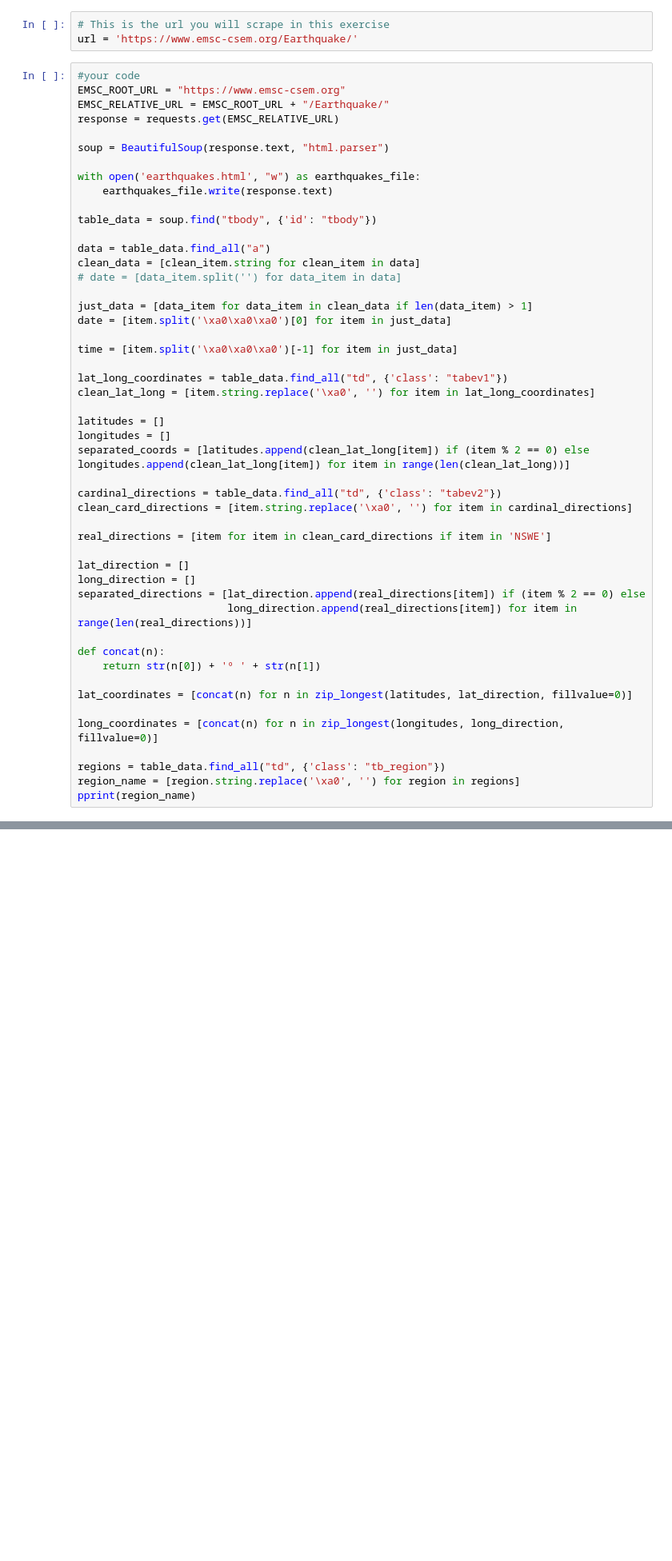
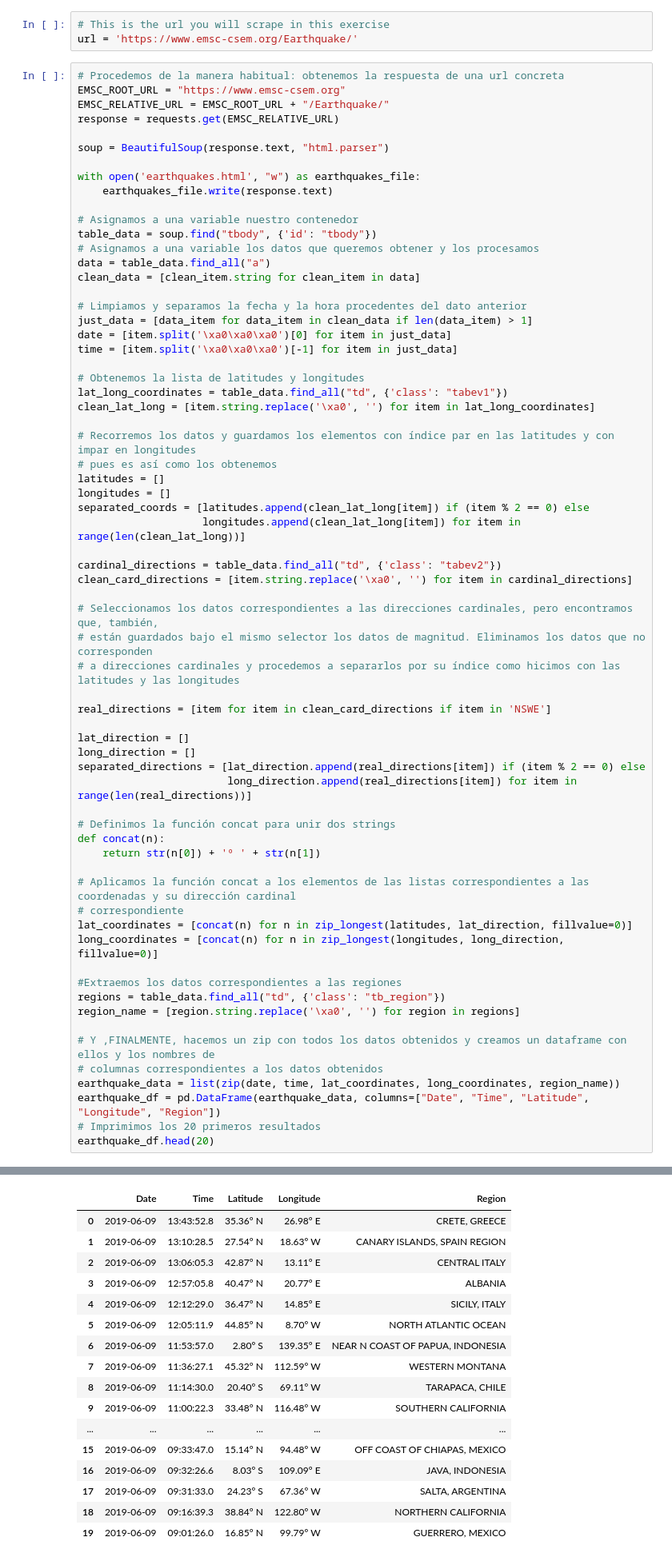
Before and after one commit to JavierLuna/data-labs, a Jupyter notebook: module-1/lab-web-scraping/your-code/main.ipynb, the cells around one changed output, grey strips where cells are left out. Shown: that part at 80% size. Saved outputs shown, nothing was run; the diff lists cells and outputs as text; blank space fills up the shorter version.

```diff
--- a/module-1/lab-web-scraping/your-code/main.ipynb
+++ b/module-1/lab-web-scraping/your-code/main.ipynb
@@ -354,7 +354,7 @@ pprint(top_ten_wanted_names)
 # This is the url you will scrape in this exercise
 url = 'https://www.emsc-csem.org/Earthquake/'
 # %%
-#your code
+# Procedemos de la manera habitual: obtenemos la respuesta de una url concreta
 EMSC_ROOT_URL = "https://www.emsc-csem.org"
 EMSC_RELATIVE_URL = EMSC_ROOT_URL + "/Earthquake/"
 response = requests.get(EMSC_RELATIVE_URL)
@@ -364,26 +364,34 @@ soup = BeautifulSoup(response.text, "html.parser")
 with open('earthquakes.html', "w") as earthquakes_file:
     earthquakes_file.write(response.text)
 
+# Asignamos a una variable nuestro contenedor
 table_data = soup.find("tbody", {'id': "tbody"})
-
+# Asignamos a una variable los datos que queremos obtener y los procesamos
 data = table_data.find_all("a")
 clean_data = [clean_item.string for clean_item in data]
-# date = [data_item.split('') for data_item in data]
 
+# Limpiamos y separamos la fecha y la hora procedentes del dato anterior
 just_data = [data_item for data_item in clean_data if len(data_item) > 1]
 date = [item.split('\xa0\xa0\xa0')[0] for item in just_data]
-
 time = [item.split('\xa0\xa0\xa0')[-1] for item in just_data]
 
+# Obtenemos la lista de latitudes y longitudes
 lat_long_coordinates = table_data.find_all("td", {'class': "tabev1"})
 clean_lat_long = [item.string.replace('\xa0', '') for item in lat_long_coordinates]
 
+# Recorremos los datos y guardamos los elementos con índice par en las latitudes y con impar en longitudes
+# pues es así como los obtenemos
 latitudes = []
 longitudes = []
-separated_coords = [latitudes.append(clean_lat_long[item]) if (item % 2 == 0) else longitudes.append(clean_lat_long[item]) for item in range(len(clean_lat_long))]
+separated_coords = [latitudes.append(clean_lat_long[item]) if (item % 2 == 0) else
+                    longitudes.append(clean_lat_long[item]) for item in range(len(clean_lat_long))]
 
 cardinal_directions = table_data.find_all("td", {'class': "tabev2"})
 clean_card_directions = [item.string.replace('\xa0', '') for item in cardinal_directions]
+
+# Seleccionamos los datos correspondientes a las direcciones cardinales, pero encontramos que, también,
+# están guardados bajo el mismo selector los datos de magnitud. Eliminamos los datos que no corresponden
+# a direcciones cardinales y procedemos a separarlos por su índice como hicimos con las latitudes y las longitudes
 
 real_directions = [item for item in clean_card_directions if item in 'NSWE']
 
@@ -392,14 +400,23 @@ long_direction = []
 separated_directions = [lat_direction.append(real_directions[item]) if (item % 2 == 0) else
                         long_direction.append(real_directions[item]) for item in range(len(real_directions))]
 
+# Definimos la función concat para unir dos strings
 def concat(n):
     return str(n[0]) + 'º ' + str(n[1])
 
+# Aplicamos la función concat a los elementos de las listas correspondientes a las coordenadas y su dirección cardinal
+# correspondiente
 lat_coordinates = [concat(n) for n in zip_longest(latitudes, lat_direction, fillvalue=0)]
-
 long_coordinates = [concat(n) for n in zip_longest(longitudes, long_direction, fillvalue=0)]
 
+#Extraemos los datos correspondientes a las regiones
 regions = table_data.find_all("td", {'class': "tb_region"})
 region_name = [region.string.replace('\xa0', '') for region in regions]
-pprint(region_name)
+
+# Y ,FINALMENTE, hacemos un zip con todos los datos obtenidos y creamos un dataframe con ellos y los nombres de
+# columnas correspondientes a los datos obtenidos
+earthquake_data = list(zip(date, time, lat_coordinates, long_coordinates, region_name))
+earthquake_df = pd.DataFrame(earthquake_data, columns=["Date", "Time", "Latitude", "Longitude", "Region"])
+# Imprimimos los 20 primeros resultados
+earthquake_df.head(20)
 # %% [output]
@@ -423,3 +423,20 @@ pprint(region_name)
+|  | Date | Time | Latitude | Longitude | Region |
+| 0 | 2019-06-09 | 13:43:52.8 | 35.36º N | 26.98º E | CRETE, GREECE |
+| 1 | 2019-06-09 | 13:10:28.5 | 27.54º N | 18.63º W | CANARY ISLANDS, SPAIN REGION |
+| 2 | 2019-06-09 | 13:06:05.3 | 42.87º N | 13.11º E | CENTRAL ITALY |
+| 3 | 2019-06-09 | 12:57:05.8 | 40.47º N | 20.77º E | ALBANIA |
+| 4 | 2019-06-09 | 12:12:29.0 | 36.47º N | 14.85º E | SICILY, ITALY |
+| 5 | 2019-06-09 | 12:05:11.9 | 44.85º N | 8.70º W | NORTH ATLANTIC OCEAN |
+| 6 | 2019-06-09 | 11:53:57.0 | 2.80º S | 139.35º E | NEAR N COAST OF PAPUA, INDONESIA |
+| 7 | 2019-06-09 | 11:36:27.1 | 45.32º N | 112.59º W | WESTERN MONTANA |
+| 8 | 2019-06-09 | 11:14:30.0 | 20.40º S | 69.11º W | TARAPACA, CHILE |
+| 9 | 2019-06-09 | 11:00:22.3 | 33.48º N | 116.48º W | SOUTHERN CALIFORNIA |
+| ... | ... | ... | ... | ... | ... |
+| 15 | 2019-06-09 | 09:33:47.0 | 15.14º N | 94.48º W | OFF COAST OF CHIAPAS, MEXICO |
+| 16 | 2019-06-09 | 09:32:26.6 | 8.03º S | 109.09º E | JAVA, INDONESIA |
+| 17 | 2019-06-09 | 09:31:33.0 | 24.23º S | 67.36º W | SALTA, ARGENTINA |
+| 18 | 2019-06-09 | 09:16:39.3 | 38.84º N | 122.80º W | NORTHERN CALIFORNIA |
+| 19 | 2019-06-09 | 09:01:26.0 | 16.85º N | 99.79º W | GUERRERO, MEXICO |
 # %% [markdown]
 #### Display the date, days, title, city, country of next 25 hackathon events as a Pandas dataframe table
 # %%
```
Also changed, not shown: parts of 1 cell of this notebook.
